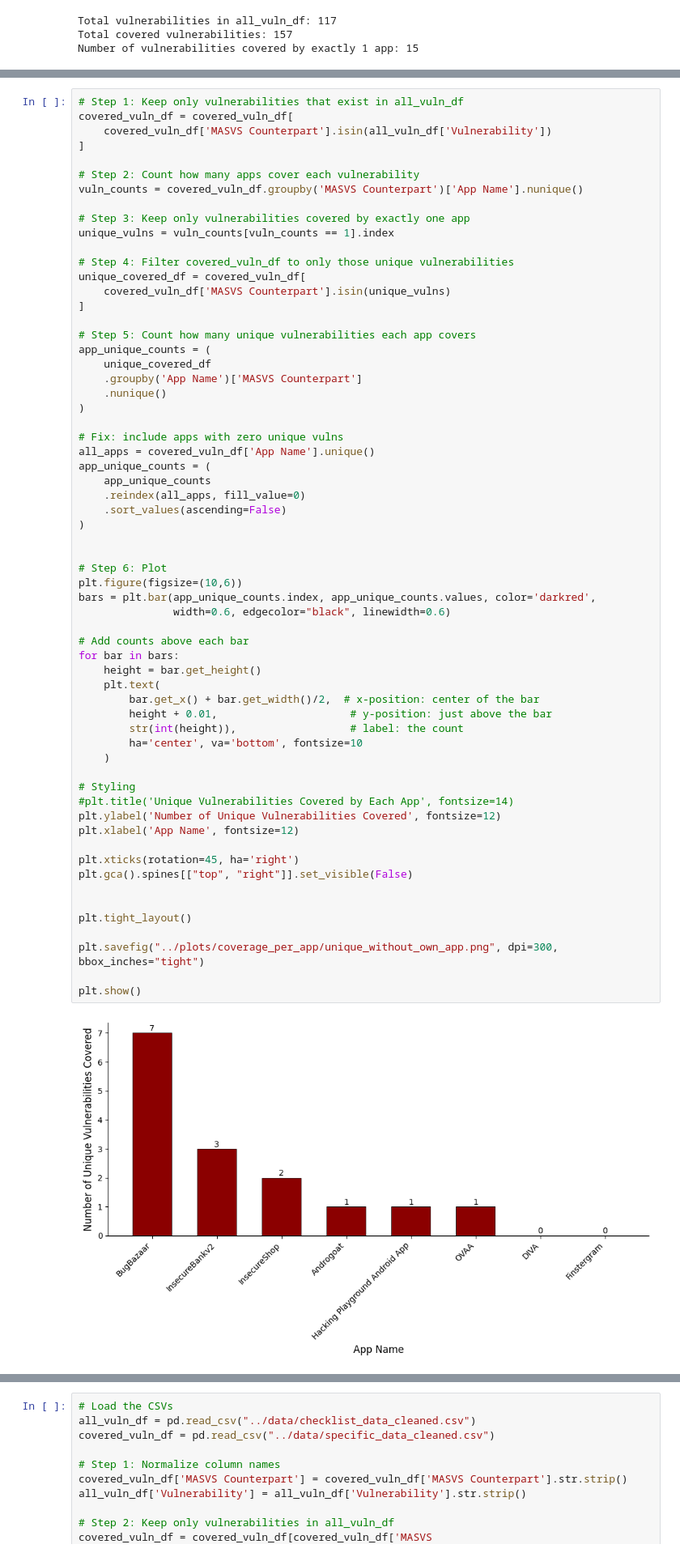
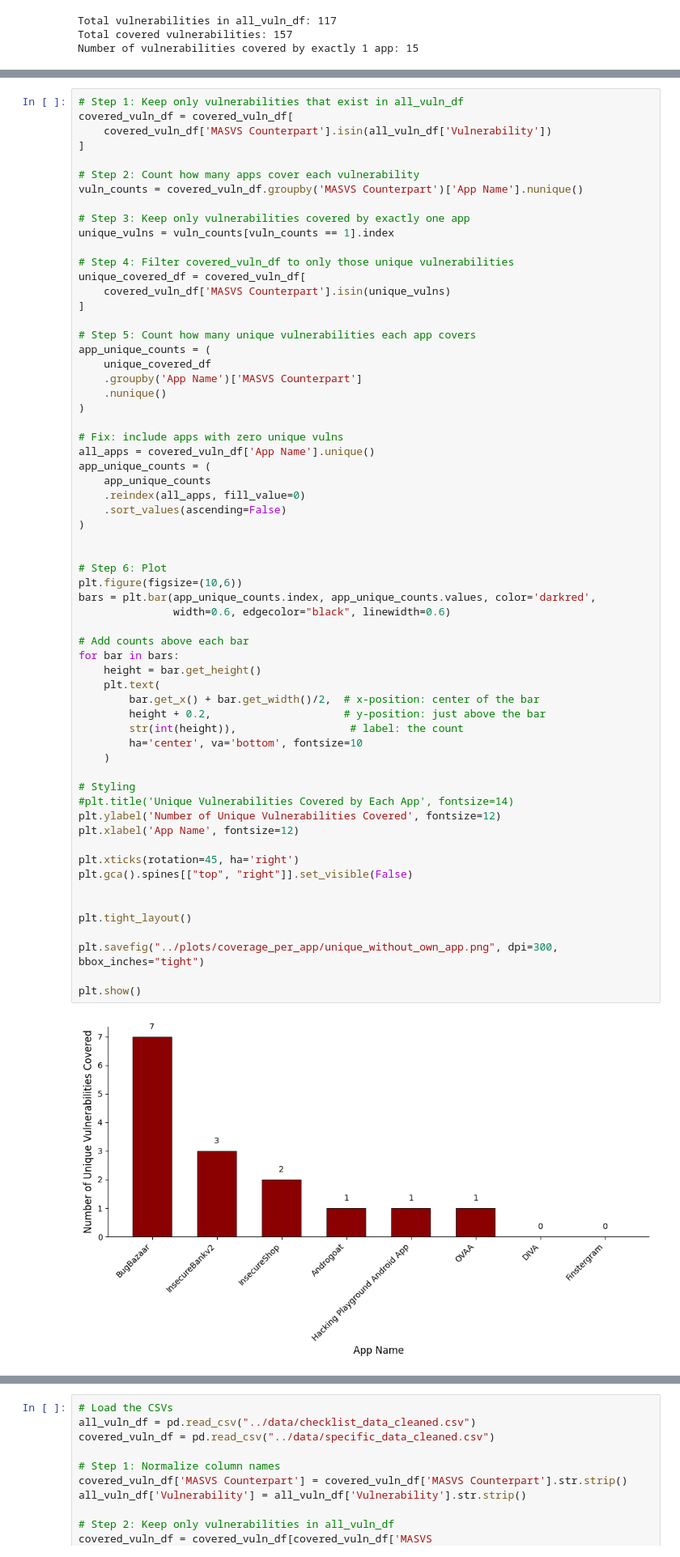
Before and after one commit to domi-cmd/Reference_Application_for_OWASP_MASTG, a Jupyter notebook: dev_documents/seminar_thesis/reference_apps/data_manipulation/coverage_per_app.ipynb, the cells around one changed output, grey strips where cells are left out. Shown at 81% size. Drawn from its saved outputs; the diff is of its cells as text.

Commit message:
Reworked the spacing of texts above bar plots for the last 2 plots of the <Results> Section

```diff
--- a/dev_documents/seminar_thesis/reference_apps/data_manipulation/coverage_per_app.ipynb
+++ b/dev_documents/seminar_thesis/reference_apps/data_manipulation/coverage_per_app.ipynb
@@ -119,35 +119,35 @@ app_unique_counts = (
 
 # Step 6: Plot
 plt.figure(figsize=(10,6))
 bars = plt.bar(app_unique_counts.index, app_unique_counts.values, color='darkred',
                width=0.6, edgecolor="black", linewidth=0.6)
 
 # Add counts above each bar
 for bar in bars:
     height = bar.get_height()
     plt.text(
         bar.get_x() + bar.get_width()/2,  # x-position: center of the bar
-        height + 0.01,                     # y-position: just above the bar
+        height + 0.2,                     # y-position: just above the bar
         str(int(height)),                  # label: the count
         ha='center', va='bottom', fontsize=10
     )
 
 # Styling
 #plt.title('Unique Vulnerabilities Covered by Each App', fontsize=14)
 plt.ylabel('Number of Unique Vulnerabilities Covered', fontsize=12)
 plt.xlabel('App Name', fontsize=12)
 
 plt.xticks(rotation=45, ha='right')
 plt.gca().spines[["top", "right"]].set_visible(False)
 
 
 plt.tight_layout()
 
 plt.savefig("../plots/coverage_per_app/unique_without_own_app.png", dpi=300, bbox_inches="tight")
 
 plt.show()
 # %% [output]
-[figure, old version]
+[figure, new version]
 # %%
 app_unique_counts['Our apps'] = 18
 
```
Also changed, not shown: parts of 1 cell of this notebook, 2 other files.
